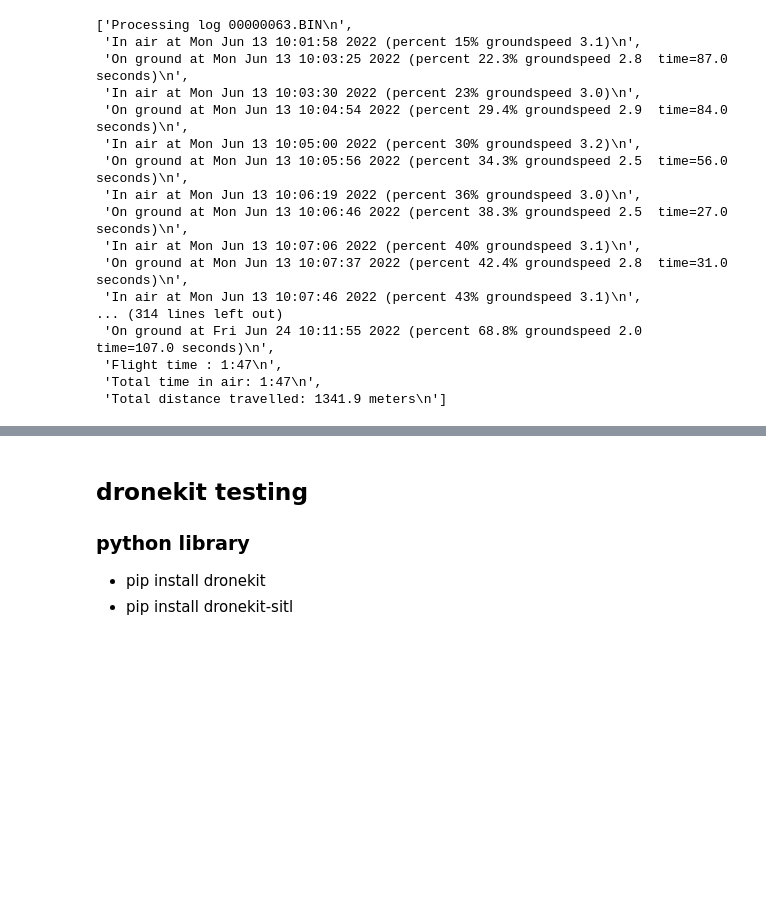
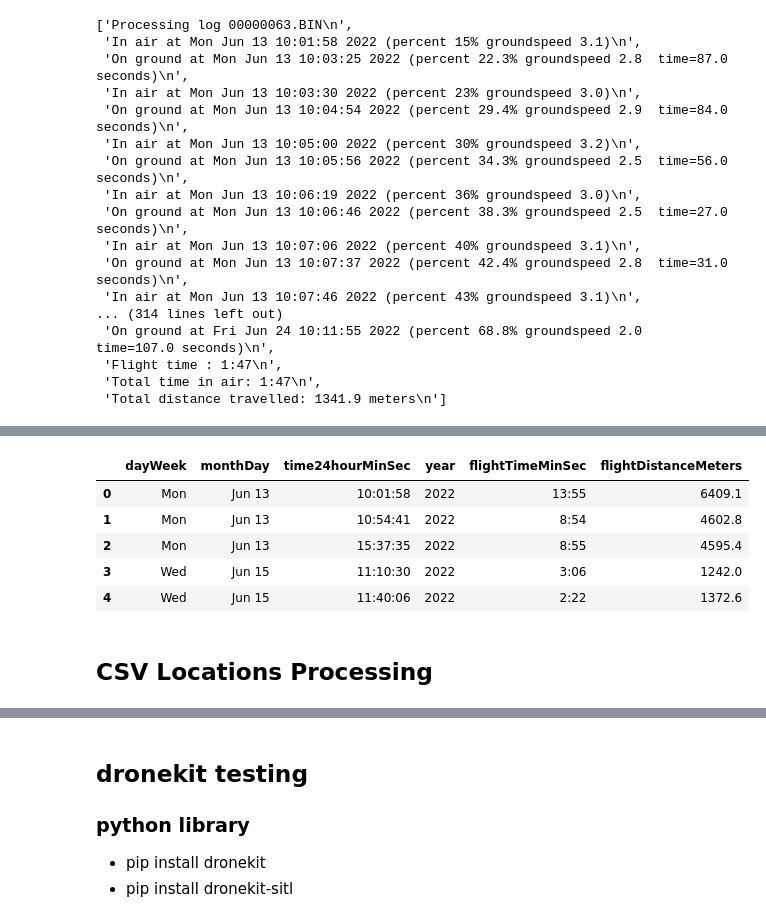
Before and after one commit to eKerney/telemetry, a Jupyter notebook: telemetryProcessing.ipynb, the cells around one changed output, grey strips where cells are left out. Saved outputs shown, nothing was run; the diff lists cells and outputs as text; code cells hidden in the pictures; blank space fills up the shorter version.

```diff
--- a/telemetryProcessing.ipynb
+++ b/telemetryProcessing.ipynb
@@ -91,0 +74,11 @@ Total distance travelled: 1341.9 meters
+# %%
+headings = ['dayWeek', 'monthDay', 'time24hourMinSec', 'year', 'flightTimeMinSec', 'flightDistanceMeters']
+df = pd.DataFrame(data=allRows,columns=headings)
+df.head()
+# %% [output]
+|  | dayWeek | monthDay | time24hourMinSec | year | flightTimeMinSec | flightDistanceMeters |
+| 0 | Mon | Jun 13 | 10:01:58 | 2022 | 13:55 | 6409.1 |
+| 1 | Mon | Jun 13 | 10:54:41 | 2022 | 8:54 | 4602.8 |
+| 2 | Mon | Jun 13 | 15:37:35 | 2022 | 8:55 | 4595.4 |
+| 3 | Wed | Jun 15 | 11:10:30 | 2022 | 3:06 | 1242.0 |
+| 4 | Wed | Jun 15 | 11:40:06 | 2022 | 2:22 | 1372.6 |
@@ -91,0 +87,2 @@ Total distance travelled: 1341.9 meters
+# %% [markdown]
+## CSV Locations Processing
```
Also changed, not shown: parts of 10 cells of this notebook, 1 other file.
